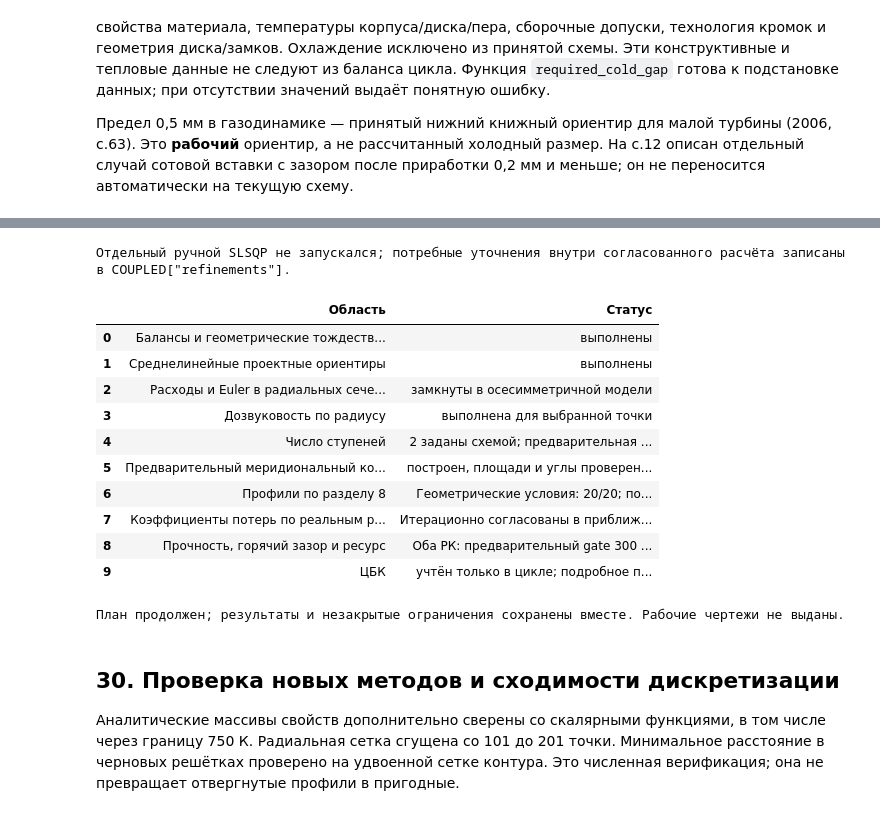
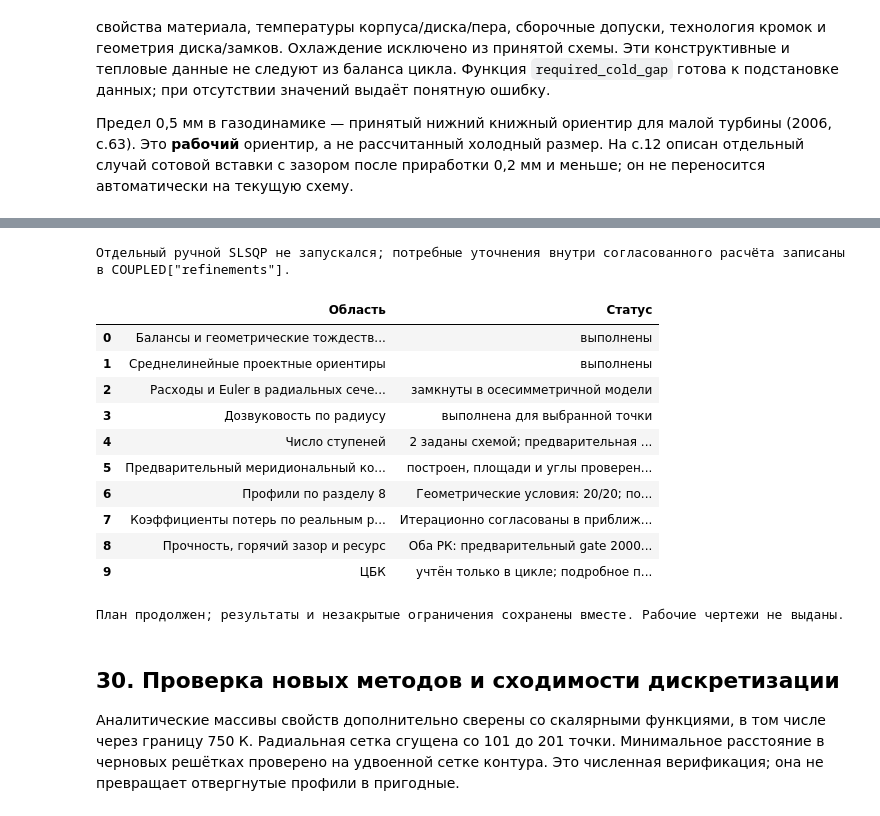
Before and after one commit to mikiway902/Turbinis-Curs, a Jupyter notebook: 1-Turbinis-Curs-Last/TVD_1CBK_2st_v8.ipynb, the cells around one changed output, grey strips where cells are left out. Cells and saved outputs as stored; diff of their text form; code cells hidden in the pictures.

```diff
--- a/1-Turbinis-Curs-Last/TVD_1CBK_2st_v8.ipynb
+++ b/1-Turbinis-Curs-Last/TVD_1CBK_2st_v8.ipynb
@@ -2662,7 +2663,7 @@ def candidate_strength(result, profiles, radials, cfg, requirements):
     return finish()
 
 
-# Проектное требование пользователя: 300 ч, Тг*=1250 K, без охлаждения.
+# Проектное требование пользователя: 2000 ч, Тг*=1250 K, без охлаждения.
 # INCO, Alloy IN-738, bulletin 497 (1981; Nickel Institute reprint 2020),
 # p.3: плотность/термообработка; p.8 Table IX: IN-738C, 100 и 1000 ч.
 # Первичный бюллетень: https://nickelinstitute.org/en/resources/technical-guides/in-738-alloy-preliminary-data-497
@@ -2676,7 +2677,7 @@ IN738C_RUPTURE_DATA['T_K']=(IN738C_RUPTURE_DATA.T_F-32)*5/9+273.15
 IN738C_RUPTURE_DATA['sigma_MPa']=IN738C_RUPTURE_DATA.stress_psi*.006894757293168
 IN738C_RUPTURE_DATA['P_1000']=IN738C_RUPTURE_DATA.T_K*(20+np.log10(IN738C_RUPTURE_DATA.life_h))/1000
 IN738C_LM_POINTS=IN738C_RUPTURE_DATA.sort_values('P_1000')[['P_1000','sigma_MPa']].to_numpy()
-STRENGTH_REQUIREMENTS=dict(material='IN-738C, вакуумное литьё',life_hours=300.,C_LM=20.,
+STRENGTH_REQUIREMENTS=dict(material='IN-738C, вакуумное литьё',life_hours=2000.,C_LM=20.,
     curve_points=IN738C_LM_POINTS,required_margin=1.2,density_kg_m3=8110.,
     curve_source='INCO bulletin 497, p.8 Table IX, IN-738C (не LC): 100/1000 h; logσ(P), C=20 — принятое LM-замыкание',
     source_url='https://www.scribd.com/document/664099561/ni-inco-497-alloy738',
@@ -4896,35 +4808,35 @@ RUN_V9_REFINEMENT=False
 if RUN_V9_REFINEMENT:
     v9_repeated_search=refine_radial_design(OPTIMIZATION_REPORT['initial_x'],C,maxiter=220,verbose=True)
     print(v9_repeated_search)
 else:
     print('Отдельный ручной SLSQP не запускался; потребные уточнения внутри согласованного расчёта записаны в COUPLED["refinements"].')
 final_status_df=pd.DataFrame([
     {'Область':'Балансы и геометрические тождества meanline','Статус':'выполнены' if balances(P0).passed.all() else 'нарушены'},
     {'Область':'Среднелинейные проектные ориентиры','Статус':'выполнены' if design_checks(P0)['Выполнено'].all() else 'есть нарушения'},
     {'Область':'Расходы и Euler в радиальных сечениях','Статус':'замкнуты в осесимметричной модели'},
     {'Область':'Дозвуковость по радиусу','Статус':'выполнена для выбранной точки'},
     {'Область':'Число ступеней','Статус':'2 заданы схемой; предварительная оценка зависит от y0, показано сравнение'},
     {'Область':'Предварительный меридиональный контур','Статус':'построен, площади и углы проверены; потери переходов не подтверждены'},
     {'Область':'Профили по разделу 8','Статус':f"Геометрические условия: {int(profile_review_df['Принят по геометрии'].sum())}/20; потери и технология отдельно"},
     {'Область':'Коэффициенты потерь по реальным решёткам','Статус':'Итерационно согласованы в приближённой модели; экспериментально не подтверждены'},
-    {'Область':'Прочность, горячий зазор и ресурс','Статус':f"Оба РК: предварительный gate 300 ч {'выполнен' if COUPLED['strength']['passed'] else 'НЕ выполнен'}; min nдл={COUPLED['strength']['min_margin']:.3f}; горячий зазор и общий ресурс не подтверждены"},
+    {'Область':'Прочность, горячий зазор и ресурс','Статус':f"Оба РК: предварительный gate {STRENGTH_REQUIREMENTS['life_hours']:g} ч {'выполнен' if COUPLED['strength']['passed'] else 'НЕ выполнен'}; min nдл={COUPLED['strength']['min_margin']:.3f}; горячий зазор и общий ресурс не подтверждены"},
     {'Область':'ЦБК','Статус':'учтён только в цикле; подробное проектирование вне задания'}])
 display(final_status_df)
 assert balances(P0).passed.all()
 assert design_checks(P0)['Выполнено'].all()
 print('План продолжен; результаты и незакрытые ограничения сохранены вместе. Рабочие чертежи не выданы.')
 # %% [output]
 Отдельный ручной SLSQP не запускался; потребные уточнения внутри согласованного расчёта записаны в COUPLED["refinements"].
 |  | Область | Статус |
 | 0 | Балансы и геометрические тождеств... | выполнены |
 | 1 | Среднелинейные проектные ориентиры | выполнены |
 | 2 | Расходы и Euler в радиальных сече... | замкнуты в осесимметричной модели |
 | 3 | Дозвуковость по радиусу | выполнена для выбранной точки |
 | 4 | Число ступеней | 2 заданы схемой; предварительная ... |
 | 5 | Предварительный меридиональный ко... | построен, площади и углы проверен... |
 | 6 | Профили по разделу 8 | Геометрические условия: 20/20; по... |
 | 7 | Коэффициенты потерь по реальным р... | Итерационно согласованы в приближ... |
-| 8 | Прочность, горячий зазор и ресурс | Оба РК: предварительный gate 300 ... |
+| 8 | Прочность, горячий зазор и ресурс | Оба РК: предварительный gate 2000... |
 | 9 | ЦБК | учтён только в цикле; подробное п... |
 План продолжен; результаты и незакрытые ограничения сохранены вместе. Рабочие чертежи не выданы.
 # %% [markdown]
```
Also changed, not shown: parts of 30 cells of this notebook, 3 other files.
